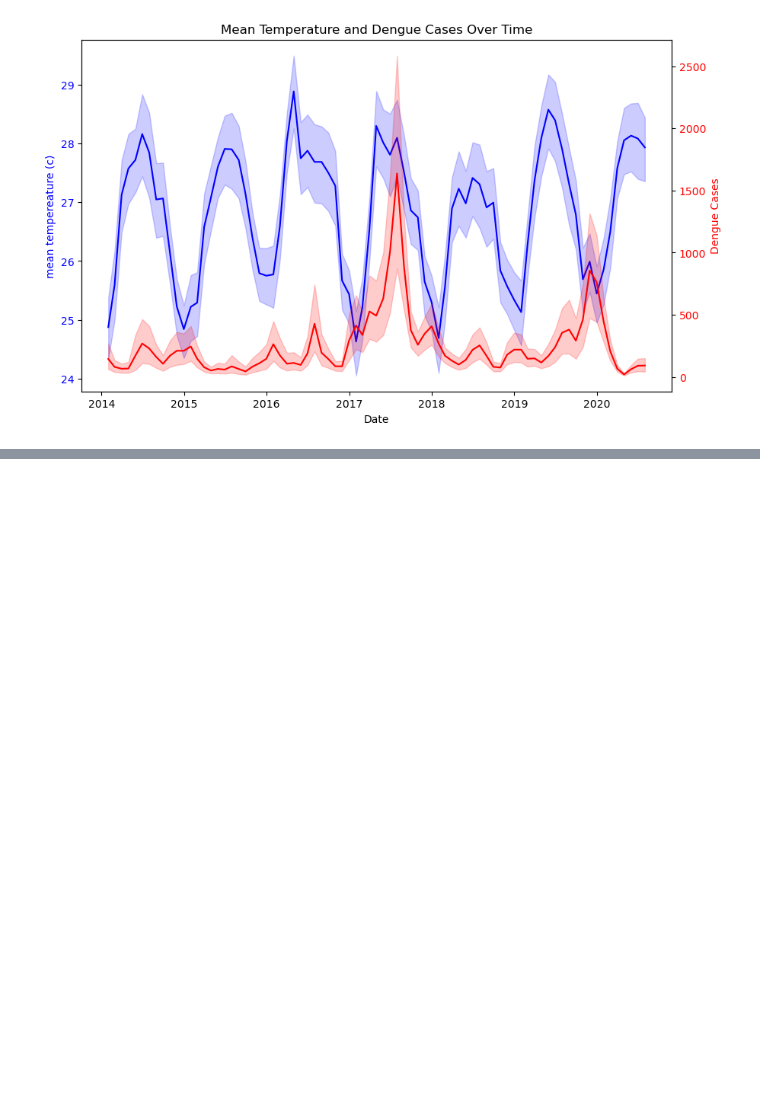
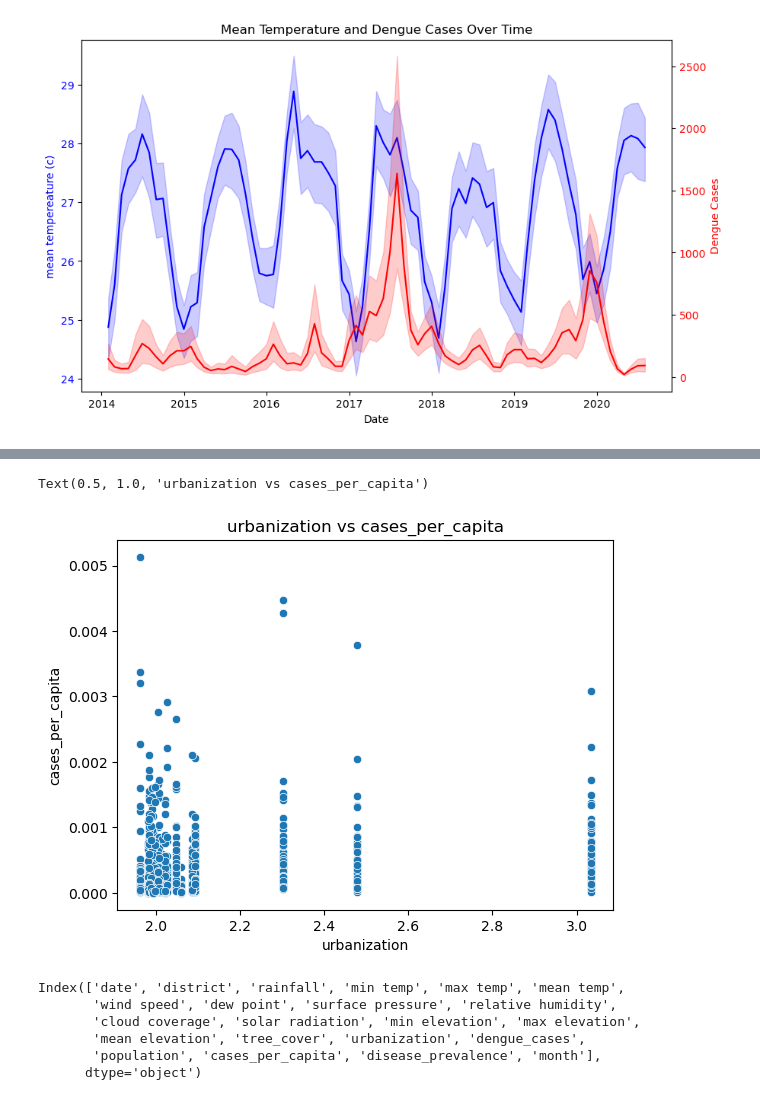
Before and after one commit to LlakmalGamage/Dengue-Forecasting-Sri-Lanka, a Jupyter notebook: notebooks/data_analysis.ipynb, the cells around one changed output, grey strips where cells are left out. Saved outputs shown, nothing was run; the diff lists cells and outputs as text; code cells hidden in the pictures; blank space fills up the shorter version.

```diff
--- a/notebooks/data_analysis.ipynb
+++ b/notebooks/data_analysis.ipynb
@@ -305,0 +347,7 @@ plt.show()
+# %%
+df['month'] = df['date'].dt.month
+
+# Boxplot (Rainfall Across Months)
+sns.boxplot(x='month', y='rainfall', data=df)
+plt.title('Rainfall Variation Across Months')
+plt.show()
@@ -305,0 +356,15 @@ plt.show()
+# %%
+sns.scatterplot(x='urbanization', y='cases_per_capita', data=df)
+plt.title('urbanization vs cases_per_capita')
+# %% [output]
+Text(0.5, 1.0, 'urbanization vs cases_per_capita')
+[figure, added]
+# %%
+df.columns
+# %% [output]
+Index(['date', 'district', 'rainfall', 'min temp', 'max temp', 'mean temp',
+       'wind speed', 'dew point', 'surface pressure', 'relative humidity',
+       'cloud coverage', 'solar radiation', 'min elevation', 'max elevation',
+       'mean elevation', 'tree_cover', 'urbanization', 'dengue_cases',
+       'population', 'cases_per_capita', 'disease_prevalence', 'month'],
+      dtype='object')
```
Also changed, not shown: parts of 34 cells of this notebook.
